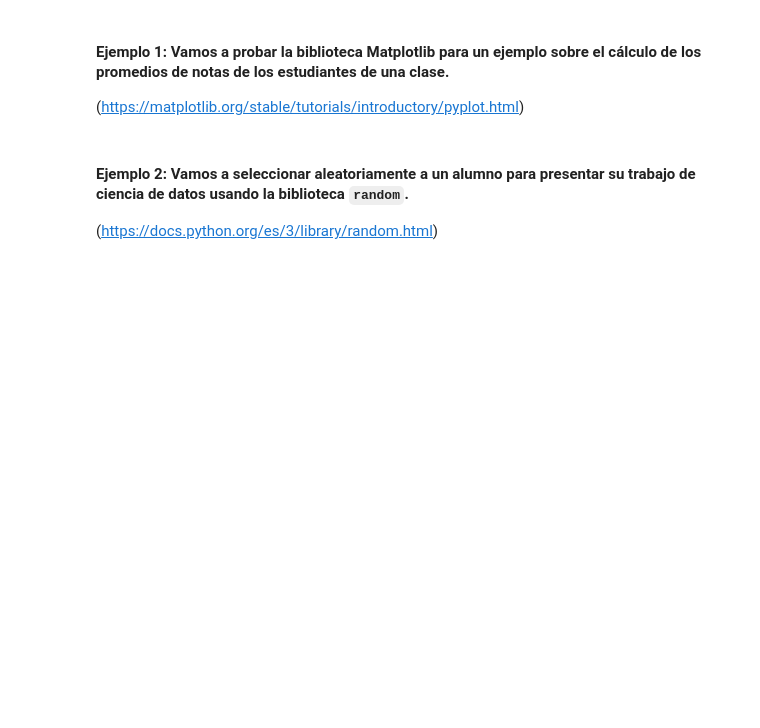
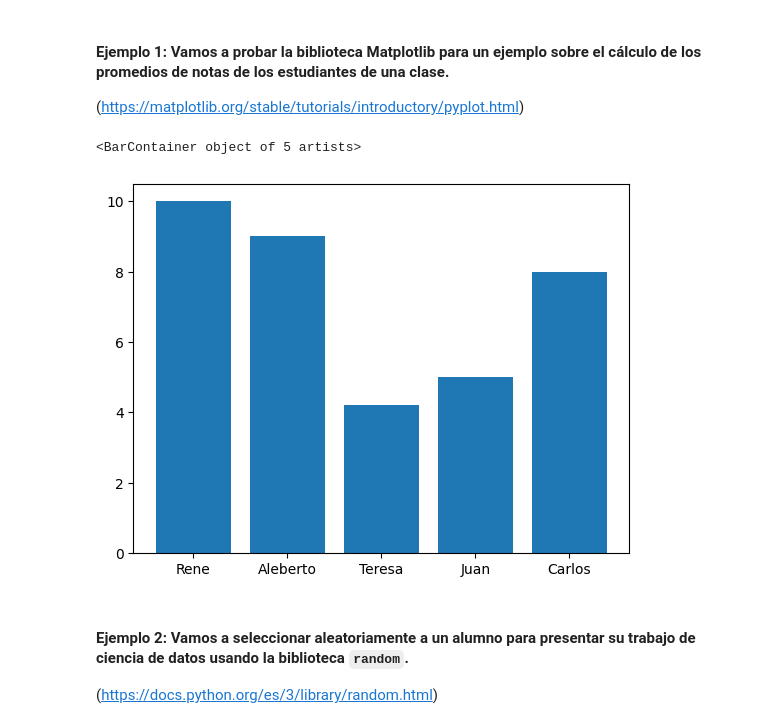
Before and after one commit to BsalinasAraneda/DataScience-beginer, a Jupyter notebook: Python_para_Data_Science.ipynb, the cells around one changed output. Cells and saved outputs as stored; diff of their text form; code cells hidden in the pictures; blank space fills up the shorter version.

```diff
--- a/Python_para_Data_Science.ipynb
+++ b/Python_para_Data_Science.ipynb
@@ -28,6 +50,14 @@ Existe también PYPI que es un repositorio de bibliotecas Python que contiene la
 #### Ejemplo 1: Vamos a probar la biblioteca Matplotlib para un ejemplo sobre el cálculo de los promedios de notas de los estudiantes de una clase.
 
 (https://matplotlib.org/stable/tutorials/introductory/pyplot.html)
+# %%
+estudiantes = ["Rene","Aleberto","Teresa","Juan","Carlos"] ## Eje X
+notas = [10,9.0,4.2,5.0,8] ## Eje Y
+# %%
+plt.bar(x= estudiantes, height=notas)
+# %% [output]
+<BarContainer object of 5 artists>
+[figure, added]
 # %% [markdown]
 #### Ejemplo 2: Vamos a seleccionar aleatoriamente a un alumno para presentar su trabajo de ciencia de datos usando la biblioteca `random`.
 
```
Also changed, not shown: parts of 3 cells of this notebook.
